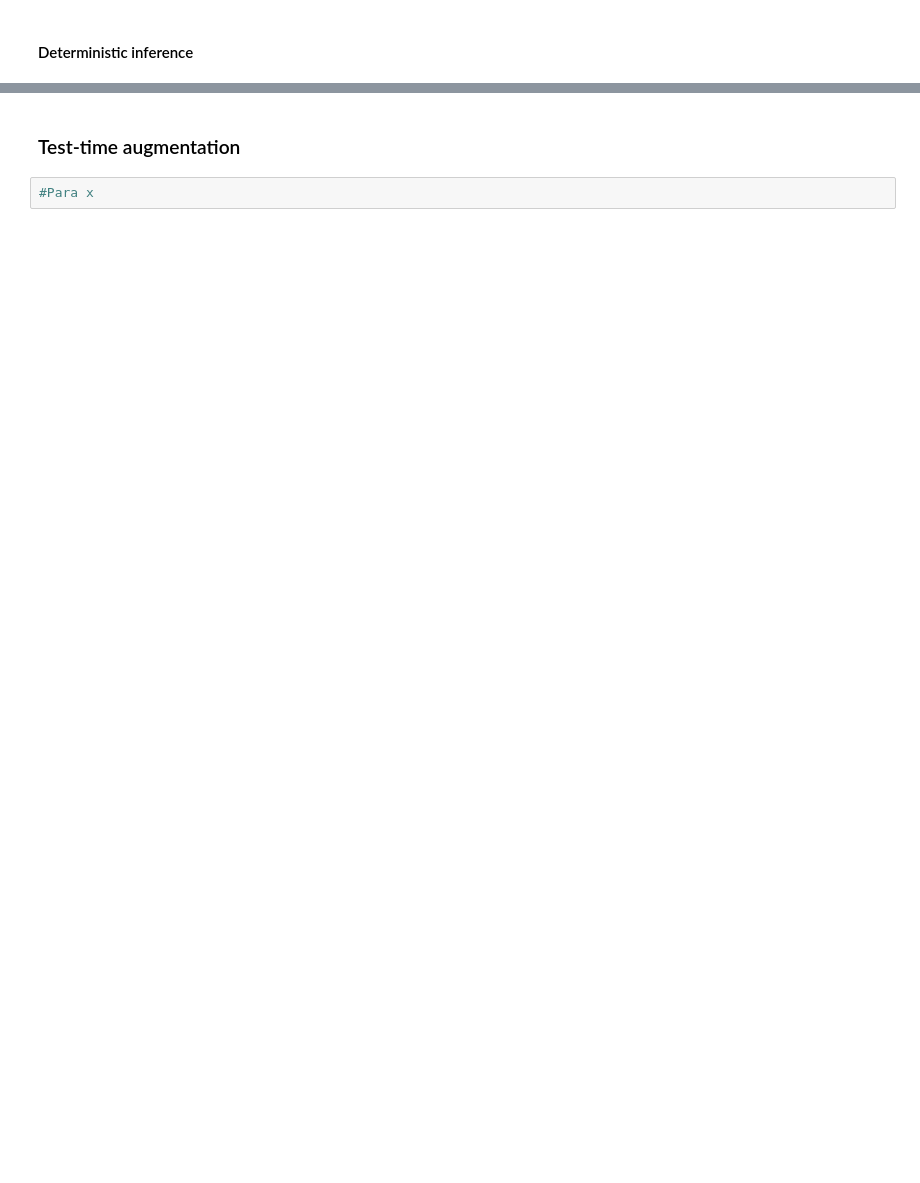
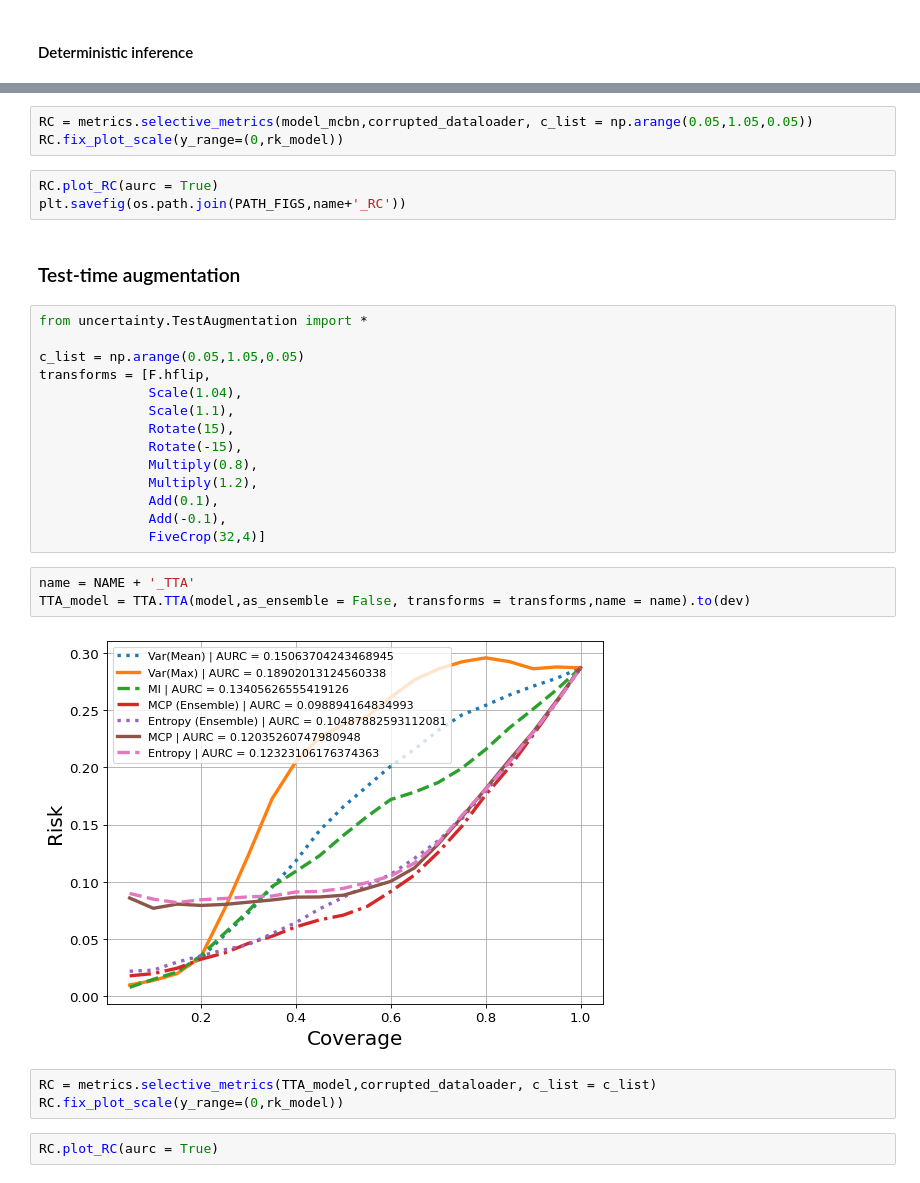
Before and after one commit to lfpc/ScriptsUncEst, a Jupyter notebook: notebooks-scripts/post-paper1/CorruptedSelectiveClassification.ipynb, the cells around one changed output, grey strips where cells are left out. Drawn from its saved outputs; the diff is of its cells as text; blank space fills up the shorter version.

```diff
--- a/notebooks-scripts/post-paper1/CorruptedSelectiveClassification.ipynb
+++ b/notebooks-scripts/post-paper1/CorruptedSelectiveClassification.ipynb
@@ -198,4 +202,32 @@ plt.plot(RC.d_uncs['MCP'].cpu().numpy(),RC.d_uncs['MI'].cpu().numpy(),'o')
+# %%
+RC = metrics.selective_metrics(model_mcbn,corrupted_dataloader, c_list = np.arange(0.05,1.05,0.05))
+RC.fix_plot_scale(y_range=(0,rk_model))
+# %%
+RC.plot_RC(aurc = True)
+plt.savefig(os.path.join(PATH_FIGS,name+'_RC'))
 # %% [markdown]
 ### Test-time augmentation
-# %%
-#Para x
+# %%
+from uncertainty.TestAugmentation import *
+
+c_list = np.arange(0.05,1.05,0.05)
+transforms = [F.hflip,
+              Scale(1.04),
+              Scale(1.1),
+              Rotate(15),
+              Rotate(-15),
+              Multiply(0.8),
+              Multiply(1.2),
+              Add(0.1),
+              Add(-0.1),
+              FiveCrop(32,4)]
+# %%
+name = NAME + '_TTA'
+TTA_model = TTA.TTA(model,as_ensemble = False, transforms = transforms,name = name).to(dev)
+# %% [output]
+[figure, added]
+# %%
+RC = metrics.selective_metrics(TTA_model,corrupted_dataloader, c_list = c_list)
+RC.fix_plot_scale(y_range=(0,rk_model))
+# %%
+RC.plot_RC(aurc = True)
```
Also changed, not shown: parts of 51 cells of this notebook, 2 other files.
